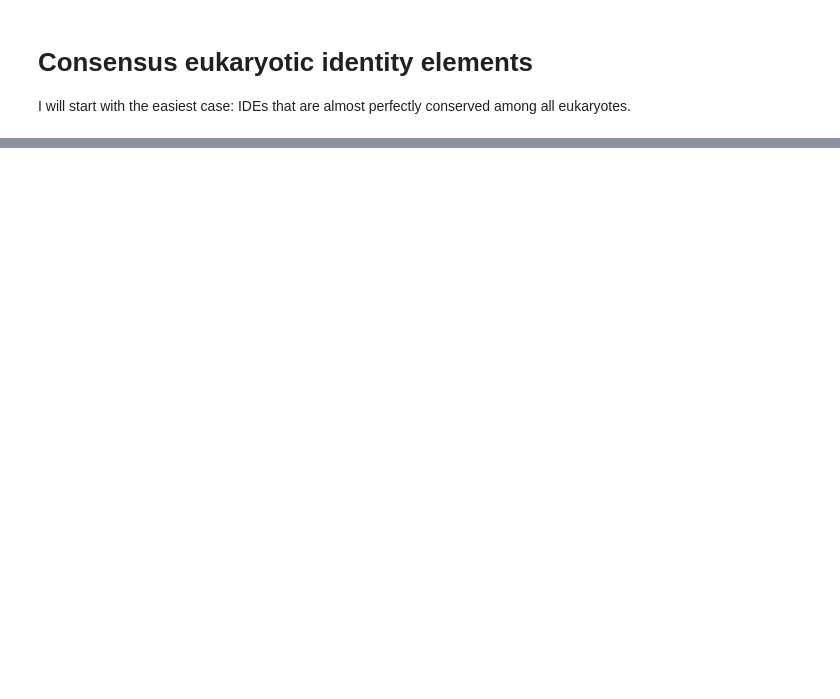
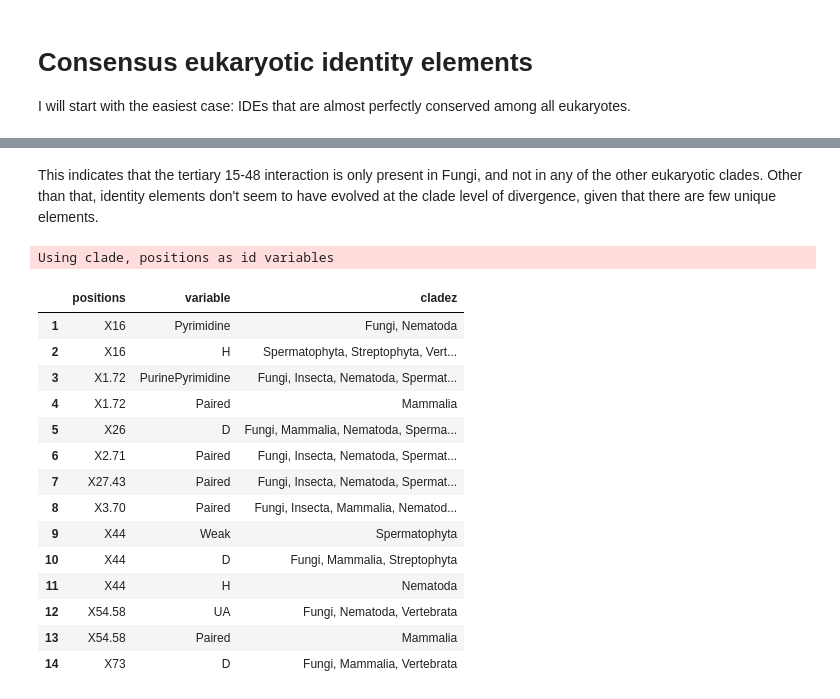
Before and after one commit to bylin/euk-features, a Jupyter notebook: notebooks/clade-freqs.ipynb, the cells around one changed output, grey strips where cells are left out. Drawn from its saved outputs; the diff is of its cells as text; code cells hidden in the pictures; blank space fills up the shorter version.

```diff
--- a/notebooks/clade-freqs.ipynb
+++ b/notebooks/clade-freqs.ipynb
@@ -128,0 +198,31 @@ Using positions as id variables
+# %% [markdown]
+This indicates that the tertiary 15-48 interaction is only present in Fungi, and not in any of the other eukaryotic clades. Other than that, identity elements don't seem to have evolved at the clade level of divergence, given that there are few unique elements.
+# %%
+diverged = clade_freqs %>%
+  melt %>%
+  filter(value > 0.95) %>%
+  group_by(clade, positions) %>% # remove duplicates
+  filter(row_number(value) == 1) %>%
+  group_by(positions) %>%
+  filter(n() > 2 & n() != 7) %>%
+  group_by(positions, variable) %>%
+  summarize(cladez=toString(clade)) %>%
+  arrange(positions)
+diverged
+# %% [output]
+Using clade, positions as id variables
+|  | positions | variable | cladez |
+| 1 | X16 | Pyrimidine | Fungi, Nematoda |
+| 2 | X16 | H | Spermatophyta, Streptophyta, Vert... |
+| 3 | X1.72 | PurinePyrimidine | Fungi, Insecta, Nematoda, Spermat... |
+| 4 | X1.72 | Paired | Mammalia |
+| 5 | X26 | D | Fungi, Mammalia, Nematoda, Sperma... |
+| 6 | X2.71 | Paired | Fungi, Insecta, Nematoda, Spermat... |
+| 7 | X27.43 | Paired | Fungi, Insecta, Nematoda, Spermat... |
+| 8 | X3.70 | Paired | Fungi, Insecta, Mammalia, Nematod... |
+| 9 | X44 | Weak | Spermatophyta |
+| 10 | X44 | D | Fungi, Mammalia, Streptophyta |
+| 11 | X44 | H | Nematoda |
+| 12 | X54.58 | UA | Fungi, Nematoda, Vertebrata |
+| 13 | X54.58 | Paired | Mammalia |
+| 14 | X73 | D | Fungi, Mammalia, Vertebrata |
```
Also changed, not shown: parts of 7 cells of this notebook.
